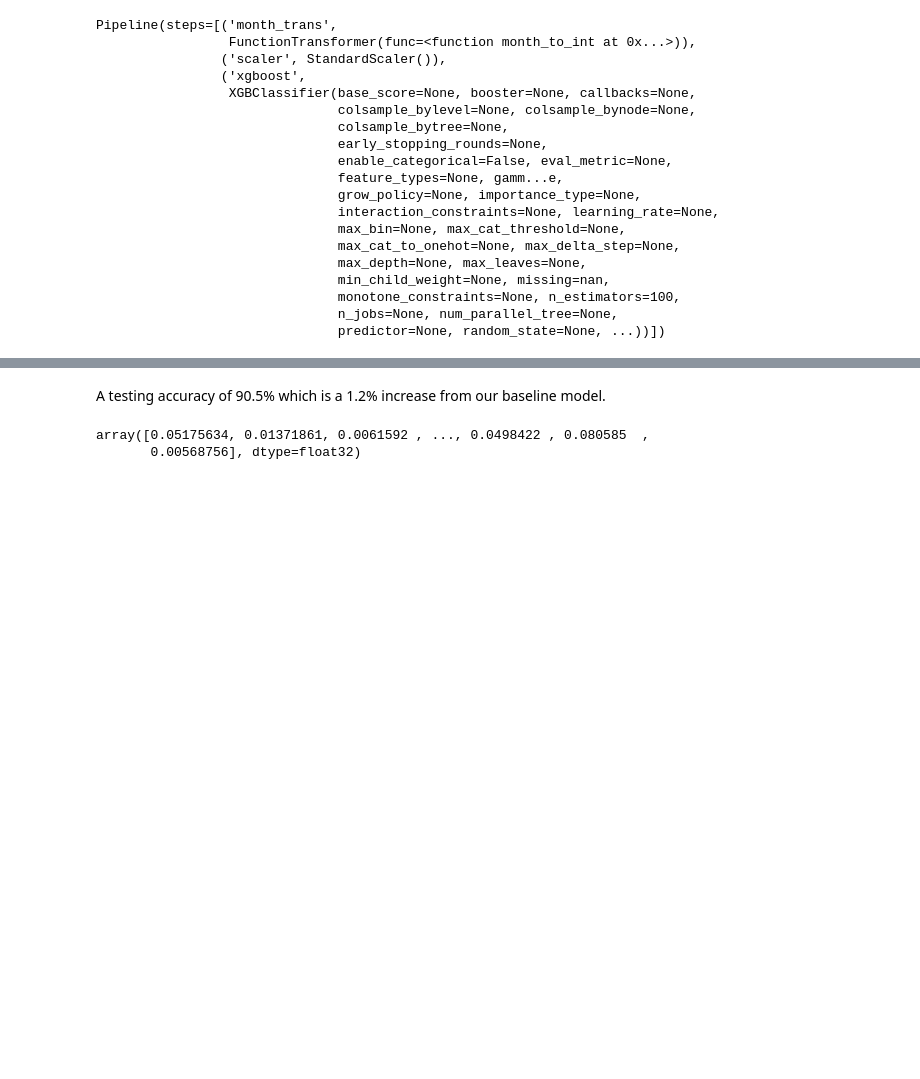
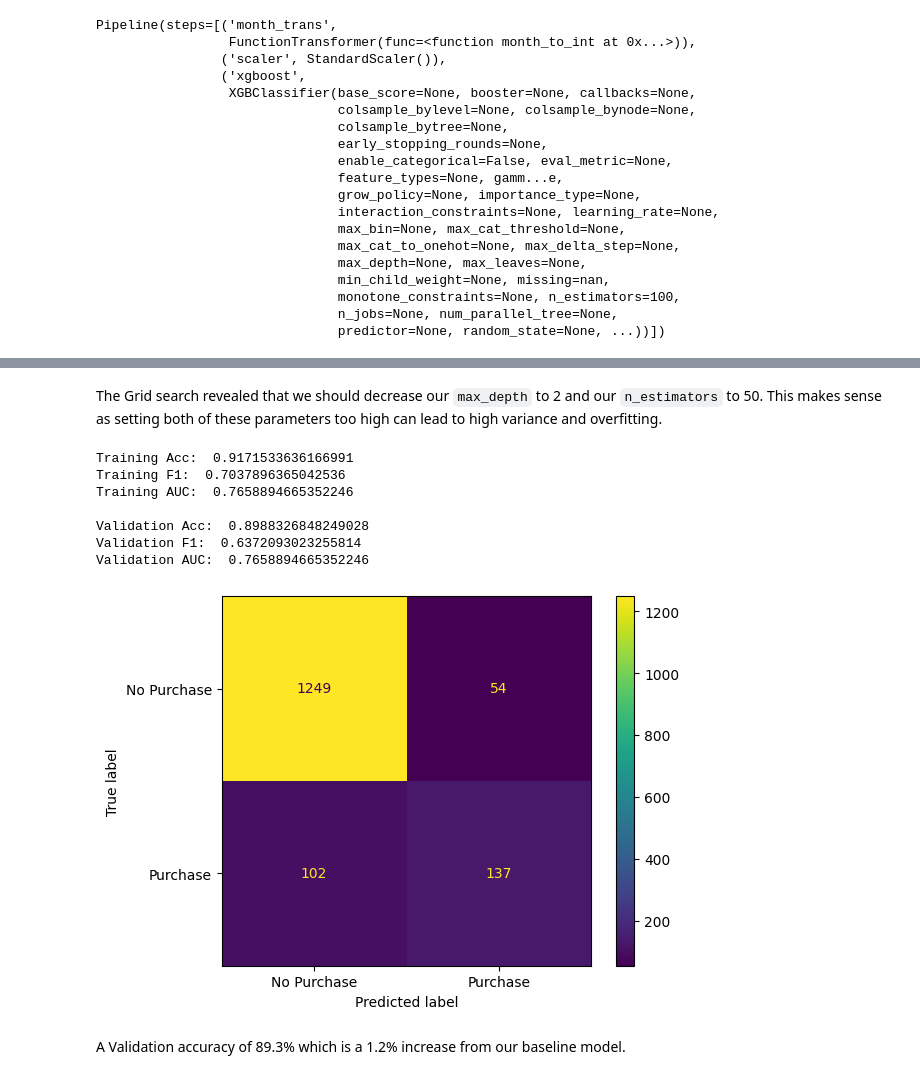
Before and after one commit to ACB-prgm/Predicting-Website-Purchases, a Jupyter notebook: student.ipynb, the cells around one changed output, grey strips where cells are left out. Cells and saved outputs as stored; diff of their text form; code cells hidden in the pictures; blank space fills up the shorter version.

```diff
--- a/student.ipynb
+++ b/student.ipynb
@@ -192,13 +188,32 @@ Testing F1:  0.6292682926829268
+# %% [markdown]
+The Grid search revealed that we should decrease our `max_depth` to 2 and our `n_estimators` to 50.  This makes sense as setting both of these parameters too high can lead to high variance and overfitting.
+# %%
+pipe_2 = Pipeline([
+    ("month_transformer", month_transformer),
+    ("scaler", StandardScaler()),
+    ("xgb", XGBClassifier())
+])
+
+pipe_2.set_params(**grid_search.best_params_)   # unpacks the dict object into an array of params
+
+pipe_2.fit(X_train, y_train)
+
+analyze_model(pipe_2)
+# %% [output]
+Training Acc:  0.9171533636166991
+Training F1:  0.7037896365042536
+Training AUC:  0.7658894665352246
+
+Validation Acc:  0.8988326848249028
+Validation F1:  0.6372093023255814
+Validation AUC:  0.7658894665352246
+[figure, added]
 # %% [markdown]
-A testing accuracy of 90.5% which is a 1.2% increase from our baseline model.
+A Validation accuracy of 89.3% which is a 1.2% increase from our baseline model.
 # %%
 from sklearn.metrics import roc_auc_score
 
 final_X = pd.read_csv("Data/shop_test.csv")
 
-final_preds = pipe_3.predict_proba(final_X)[:,1]
-final_preds
+test_preds = pipe_2.predict_proba(final_X)[:,1]
-# %% [output]
-array([0.05175634, 0.01371861, 0.0061592 , ..., 0.0498422 , 0.080585  ,
-       0.00568756], dtype=float32)
 # %%
```
Also changed, not shown: parts of 12 cells of this notebook, 2 other files.
